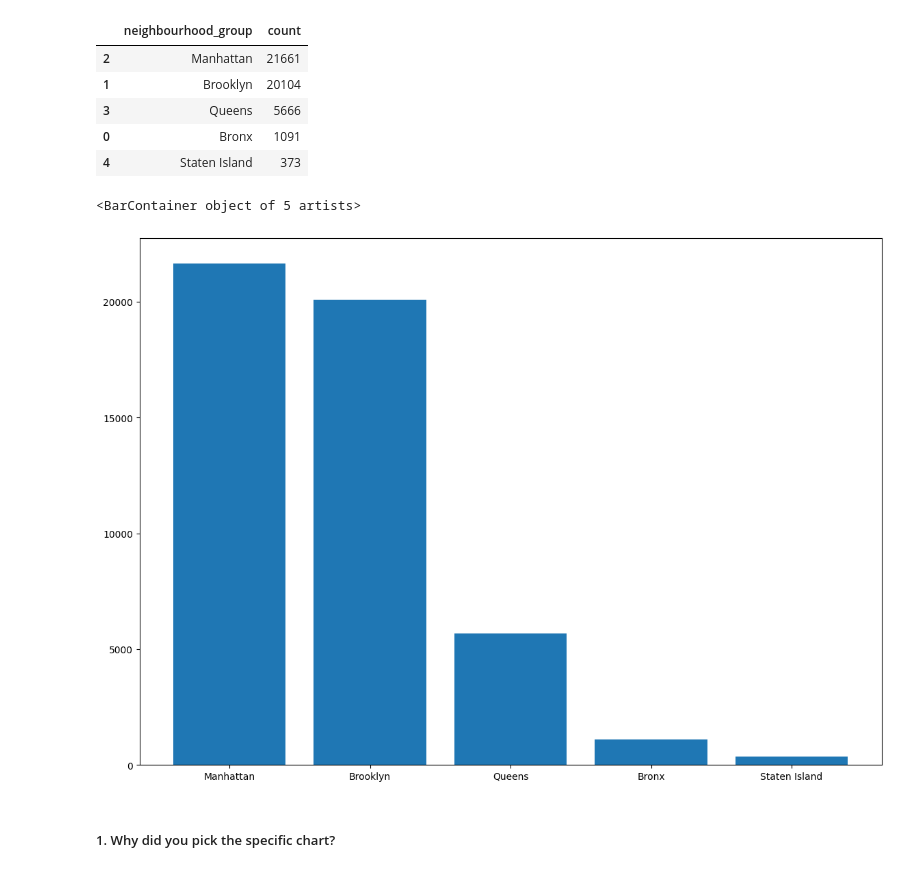
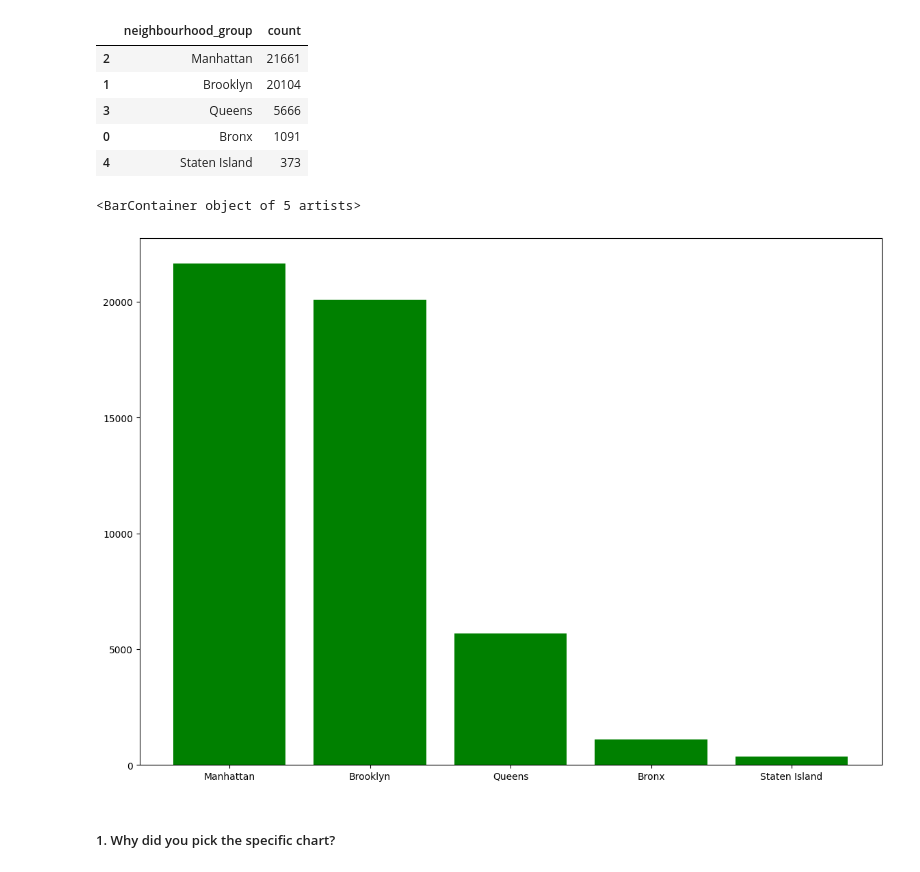
Before and after one commit to HemantSingh108/Airbnb_booking_analysis, a Jupyter notebook: Airbnb_Bookings_Analysis_Capstone_Project.ipynb, the cells around one changed output. Saved outputs shown, nothing was run; the diff lists cells and outputs as text; code cells hidden in the pictures.

```diff
--- a/Airbnb_Bookings_Analysis_Capstone_Project.ipynb
+++ b/Airbnb_Bookings_Analysis_Capstone_Project.ipynb
@@ -295,10 +340,10 @@ NG
 | 4 | Staten Island | 373 |
 # %%
 plt.figure(figsize=(14,10))
-plt.bar(NG['neighbourhood_group'],NG['count'])
+plt.bar(NG['neighbourhood_group'],NG['count'],color='green')
 # %% [output]
 <BarContainer object of 5 artists>
-[figure, old version]
+[figure, new version]
 # %% [markdown]
 ##### 1. Why did you pick the specific chart?
 # %% [markdown]
```
Also changed, not shown: parts of 31 cells of this notebook.
